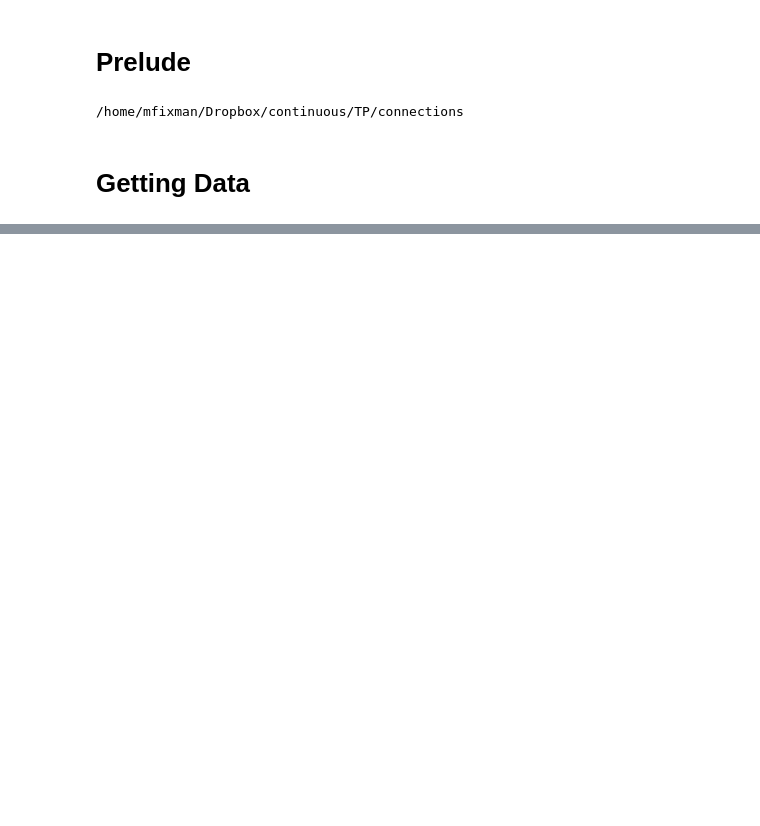
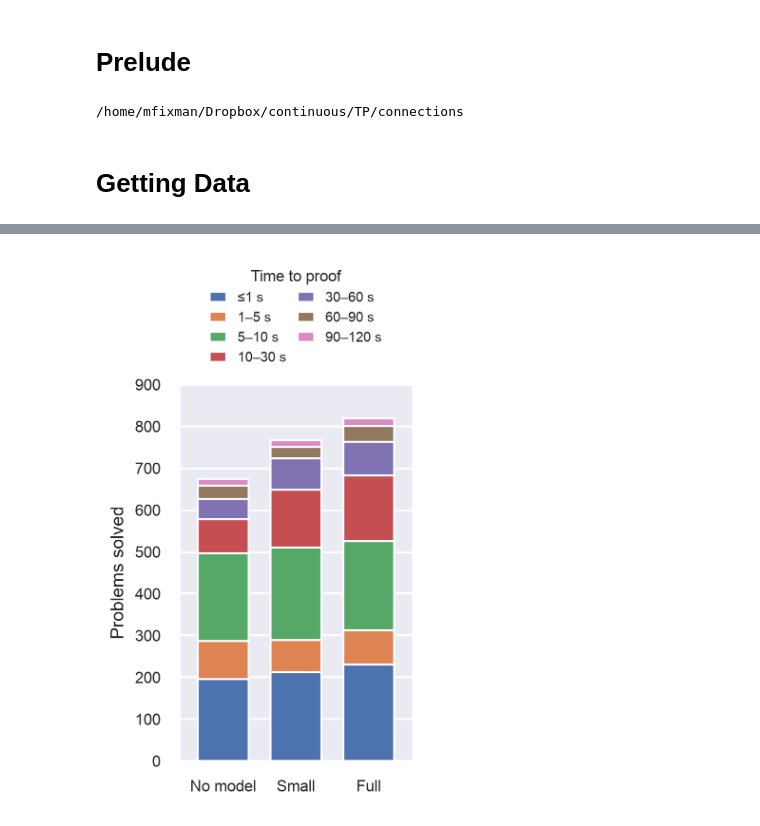
Before and after one commit to mfixman/connections, a Jupyter notebook: notebooks/Axiom_Selection.ipynb, the cells around one changed output, grey strips where cells are left out. Saved outputs shown, nothing was run; the diff lists cells and outputs as text; code cells hidden in the pictures; blank space fills up the shorter version.

```diff
--- a/notebooks/Axiom_Selection.ipynb
+++ b/notebooks/Axiom_Selection.ipynb
@@ -50,0 +128,14 @@ nomodel.drop('event', axis = 1)
+# %%
+time_fig = plot_solved_by(
+    "seconds",
+    [1, 5, 10, 30, 60, 90, 120],
+    ["≤1 s", "1–5 s", "5–10 s", "10–30 s", "30–60 s", "60–90 s", "90–120 s", ">120 s"],
+    "Time to proof",
+)
+
+for extension in ("png", "pdf"):
+    time_fig.savefig(f"plots/time_plot.{extension}", dpi = 300, bbox_inches = "tight")
+
+pyplot.show()
+# %% [output]
+[figure, added]
```
Also changed, not shown: parts of 13 cells of this notebook, 9 other files.
